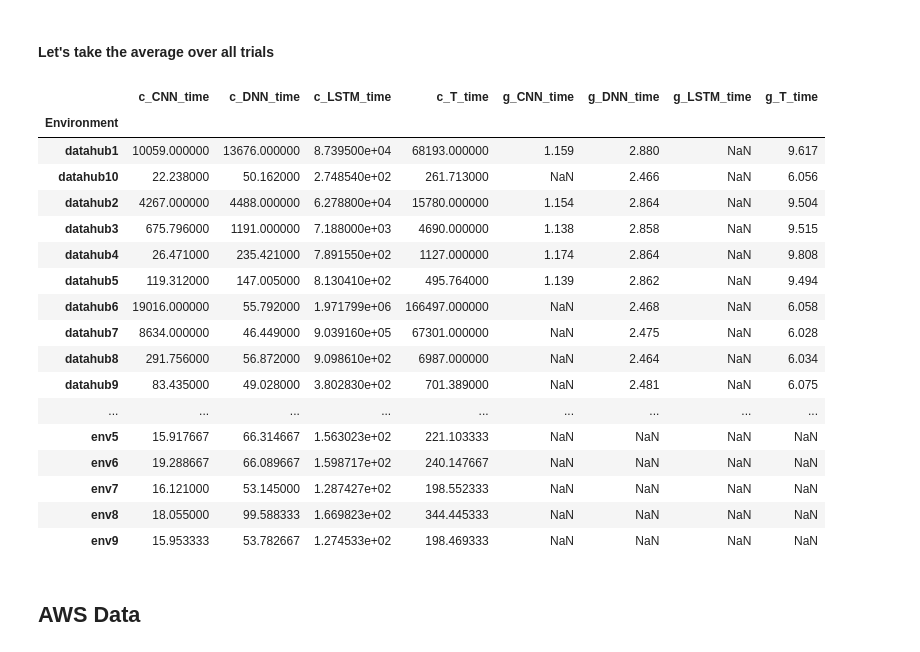
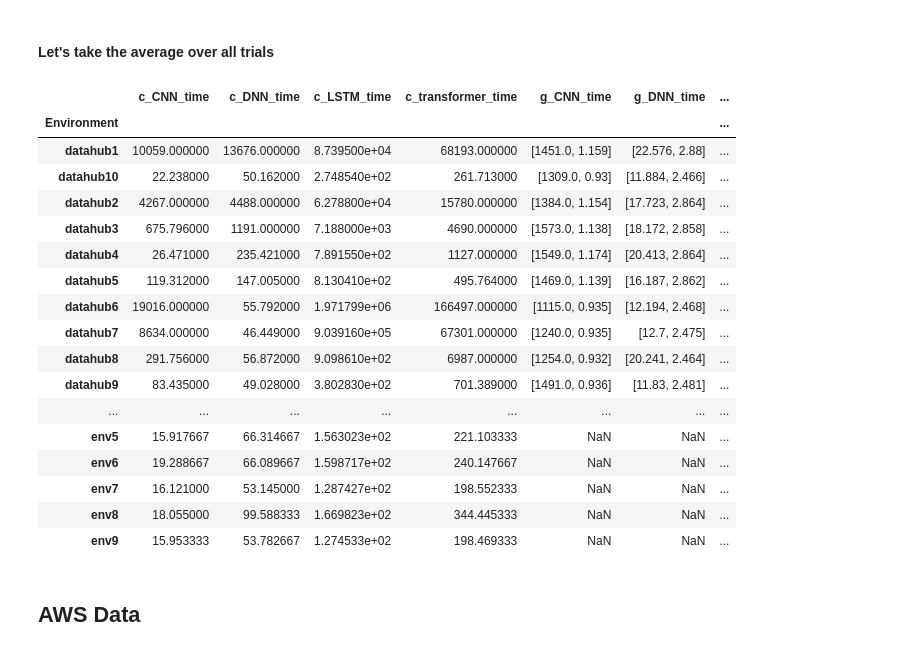
Before and after one commit to louiecai/DSC-180B-Hardware-Acceleration, a Jupyter notebook: data_analysis.ipynb, the cells around one changed output. Cells and saved outputs as stored; diff of their text form; code cells hidden in the pictures.

Commit message:
Edited the way environment data is processed. Added new metric to datahub executions. Fixed analysis accordingly.

```diff
--- a/data_analysis.ipynb
+++ b/data_analysis.ipynb
@@ -42,7 +42,7 @@ runtime_data.head()
 
 # Convert a messy string format of runtime to a float or np.nan
 def standardize_time(time):
-    if (type(time)==str):
+    if (type(time)==str and "[" not in time):
         time = time.strip()
 
         t = re.split(r'(\d+\.\d+)', time)
@@ -54,11 +54,29 @@ def standardize_time(time):
             return float(t[0])*1000
         else:
             return np.nan
+    elif (type(time)==str and "[" in time):
+        time = time.strip('][').split(', ')
+        time = [_.strip("'") for _ in time]
+        out = []
+        for i in range(len(time)):
+            ti = time[i]
+            t = re.split(r'(\d+\.\d+)', ti)
+            t = [_ for _ in t if _ != '']
+
+            if (t[1] == "ms"):
+                out += [float(t[0])]
+            elif (t[1] == "s"):
+                out += [float(t[0])*1000]
+            elif (t[1] == "us"):
+                out += [float(t[0])/1000]
+            else:
+                out += [np.nan]
+        return np.array(out)
     else:
         return time
 
 for col in runtime_data.columns[2:]:
-    runtime_data[col] = runtime_data[col].apply(standardize_time).astype(float)
+    runtime_data[col] = runtime_data[col].apply(standardize_time)
 
 runtime_data.head()
 # %% [output]
@@ -93,27 +111,27 @@ It seems that a lot of the environment with multiple trials saw a big difference
 # %% [markdown]
 #### Let's take the average over all trials
 # %%
-mean_trials = runtime_data.groupby("Environment").mean().drop(columns=["trial"])
+mean_trials = runtime_data.groupby("Environment").mean().drop(columns=["Trial"])
 mean_trials
 # %% [output]
-|  | c_CNN_time | c_DNN_time | c_LSTM_time | c_T_time | g_CNN_time | g_DNN_time | g_LSTM_time | g_T_time |
-| Environment |  |  |  |  |  |  |  |  |
-| datahub1 | 10059.000000 | 13676.000000 | 8.739500e+04 | 68193.000000 | 1.159 | 2.880 | NaN | 9.617 |
-| datahub10 | 22.238000 | 50.162000 | 2.748540e+02 | 261.713000 | NaN | 2.466 | NaN | 6.056 |
-| datahub2 | 4267.000000 | 4488.000000 | 6.278800e+04 | 15780.000000 | 1.154 | 2.864 | NaN | 9.504 |
-| datahub3 | 675.796000 | 1191.000000 | 7.188000e+03 | 4690.000000 | 1.138 | 2.858 | NaN | 9.515 |
-| datahub4 | 26.471000 | 235.421000 | 7.891550e+02 | 1127.000000 | 1.174 | 2.864 | NaN | 9.808 |
-| datahub5 | 119.312000 | 147.005000 | 8.130410e+02 | 495.764000 | 1.139 | 2.862 | NaN | 9.494 |
-| datahub6 | 19016.000000 | 55.792000 | 1.971799e+06 | 166497.000000 | NaN | 2.468 | NaN | 6.058 |
-| datahub7 | 8634.000000 | 46.449000 | 9.039160e+05 | 67301.000000 | NaN | 2.475 | NaN | 6.028 |
-| datahub8 | 291.756000 | 56.872000 | 9.098610e+02 | 6987.000000 | NaN | 2.464 | NaN | 6.034 |
-| datahub9 | 83.435000 | 49.028000 | 3.802830e+02 | 701.389000 | NaN | 2.481 | NaN | 6.075 |
-| ... | ... | ... | ... | ... | ... | ... | ... | ... |
-| env5 | 15.917667 | 66.314667 | 1.563023e+02 | 221.103333 | NaN | NaN | NaN | NaN |
-| env6 | 19.288667 | 66.089667 | 1.598717e+02 | 240.147667 | NaN | NaN | NaN | NaN |
-| env7 | 16.121000 | 53.145000 | 1.287427e+02 | 198.552333 | NaN | NaN | NaN | NaN |
-| env8 | 18.055000 | 99.588333 | 1.669823e+02 | 344.445333 | NaN | NaN | NaN | NaN |
-| env9 | 15.953333 | 53.782667 | 1.274533e+02 | 198.469333 | NaN | NaN | NaN | NaN |
+|  | c_CNN_time | c_DNN_time | c_LSTM_time | c_transformer_time | g_CNN_time | g_DNN_time | ... |
+| Environment |  |  |  |  |  |  | ... |
+| datahub1 | 10059.000000 | 13676.000000 | 8.739500e+04 | 68193.000000 | [1451.0, 1.159] | [22.576, 2.88] | ... |
+| datahub10 | 22.238000 | 50.162000 | 2.748540e+02 | 261.713000 | [1309.0, 0.93] | [11.884, 2.466] | ... |
+| datahub2 | 4267.000000 | 4488.000000 | 6.278800e+04 | 15780.000000 | [1384.0, 1.154] | [17.723, 2.864] | ... |
+| datahub3 | 675.796000 | 1191.000000 | 7.188000e+03 | 4690.000000 | [1573.0, 1.138] | [18.172, 2.858] | ... |
+| datahub4 | 26.471000 | 235.421000 | 7.891550e+02 | 1127.000000 | [1549.0, 1.174] | [20.413, 2.864] | ... |
+| datahub5 | 119.312000 | 147.005000 | 8.130410e+02 | 495.764000 | [1469.0, 1.139] | [16.187, 2.862] | ... |
+| datahub6 | 19016.000000 | 55.792000 | 1.971799e+06 | 166497.000000 | [1115.0, 0.935] | [12.194, 2.468] | ... |
+| datahub7 | 8634.000000 | 46.449000 | 9.039160e+05 | 67301.000000 | [1240.0, 0.935] | [12.7, 2.475] | ... |
+| datahub8 | 291.756000 | 56.872000 | 9.098610e+02 | 6987.000000 | [1254.0, 0.932] | [20.241, 2.464] | ... |
+| datahub9 | 83.435000 | 49.028000 | 3.802830e+02 | 701.389000 | [1491.0, 0.936] | [11.83, 2.481] | ... |
+| ... | ... | ... | ... | ... | ... | ... | ... |
+| env5 | 15.917667 | 66.314667 | 1.563023e+02 | 221.103333 | NaN | NaN | ... |
+| env6 | 19.288667 | 66.089667 | 1.598717e+02 | 240.147667 | NaN | NaN | ... |
+| env7 | 16.121000 | 53.145000 | 1.287427e+02 | 198.552333 | NaN | NaN | ... |
+| env8 | 18.055000 | 99.588333 | 1.669823e+02 | 344.445333 | NaN | NaN | ... |
+| env9 | 15.953333 | 53.782667 | 1.274533e+02 | 198.469333 | NaN | NaN | ... |
 # %% [markdown]
 ## AWS Data
 # %%
```
Also changed, not shown: parts of 11 cells of this notebook, 2 other files.
